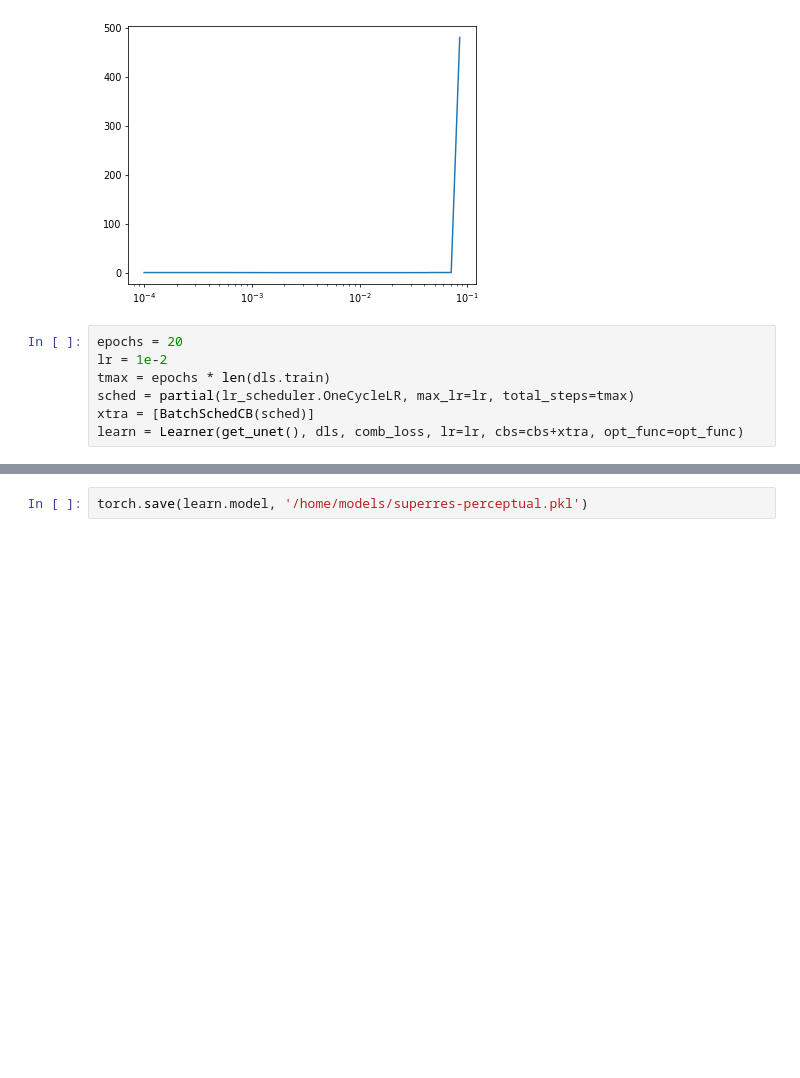
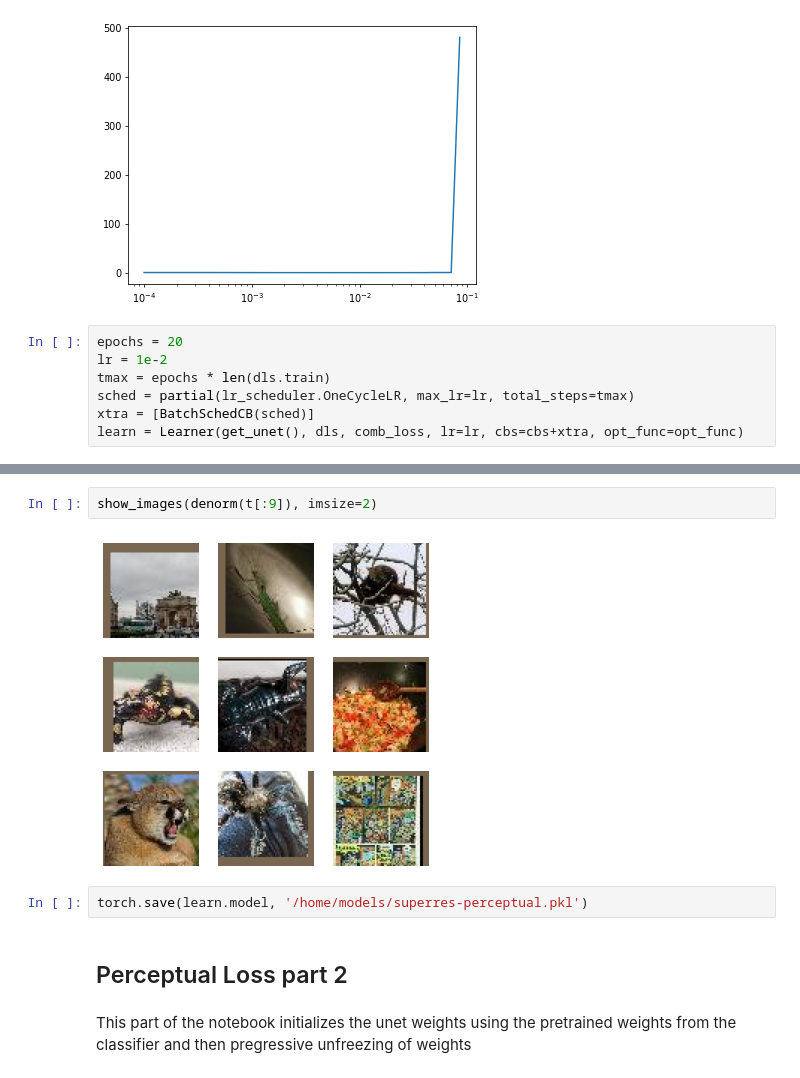
Before and after one commit to fromLittleAcorns/fastai-course-22p, a Jupyter notebook: nbs/25_Superresolution.ipynb, the cells around one changed output, grey strips where cells are left out. Saved outputs shown, nothing was run; the diff lists cells and outputs as text; blank space fills up the shorter version.

```diff
--- a/nbs/25_Superresolution.ipynb
+++ b/nbs/25_Superresolution.ipynb
@@ -404,2 +421,10 @@ show_images(denorm(p[:9]), imsize=2)
+# %%
+show_images(denorm(t[:9]), imsize=2)
+# %% [output]
+[figure, added]
 # %%
 torch.save(learn.model, '/home/models/superres-perceptual.pkl')
+# %% [markdown]
+## Perceptual Loss part 2
+# %% [markdown]
+This part of the notebook initializes the unet weights using the pretrained weights from the classifier and then pregressive unfreezing of weights
```
Also changed, not shown: parts of 36 cells of this notebook, 3 other files.
